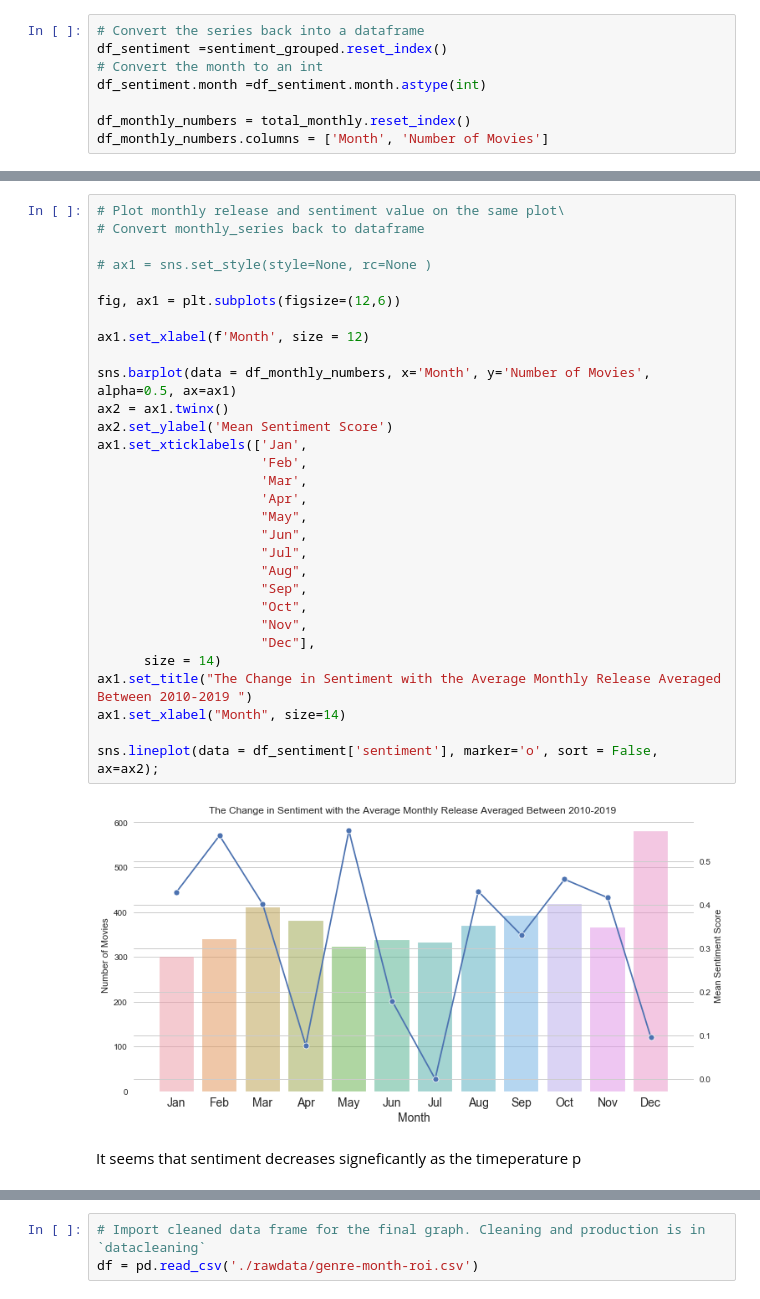
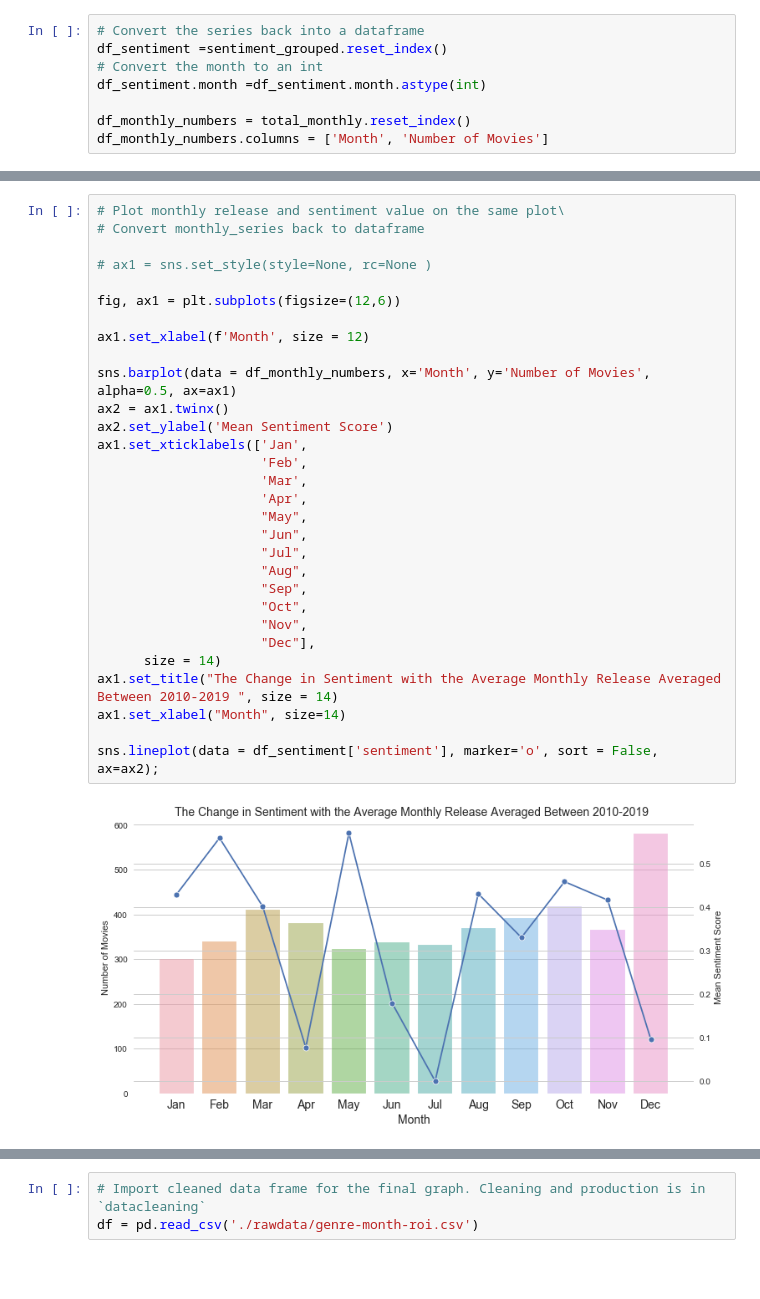
Before and after one commit to SlimHintz/movie-data-eda, a Jupyter notebook: microsoft-studios-eda.ipynb, the cells around one changed output, grey strips where cells are left out. Saved outputs shown, nothing was run; the diff lists cells and outputs as text; blank space fills up the shorter version.

Commit message:
Finalised conclusion and added sentiment analysis back in

```diff
--- a/microsoft-studios-eda.ipynb
+++ b/microsoft-studios-eda.ipynb
@@ -369,34 +357,32 @@ df_monthly_numbers
 # %%
 # Plot monthly release and sentiment value on the same plot\
 # Convert monthly_series back to dataframe
 
 # ax1 = sns.set_style(style=None, rc=None )
 
 fig, ax1 = plt.subplots(figsize=(12,6))
 
 ax1.set_xlabel(f'Month', size = 12)
 
 sns.barplot(data = df_monthly_numbers, x='Month', y='Number of Movies', alpha=0.5, ax=ax1)
 ax2 = ax1.twinx()
 ax2.set_ylabel('Mean Sentiment Score')
 ax1.set_xticklabels(['Jan',
                      'Feb',
                      'Mar',
                      'Apr',
                      "May",
                      "Jun",
                      "Jul",
                      "Aug",
                      "Sep",
                      "Oct",
                      "Nov",
                      "Dec"],
       size = 14)
-ax1.set_title("The Change in Sentiment with the Average Monthly Release Averaged Between 2010-2019 ")
+ax1.set_title("The Change in Sentiment with the Average Monthly Release Averaged Between 2010-2019 ", size = 14)
 ax1.set_xlabel("Month", size=14)
 
 sns.lineplot(data = df_sentiment['sentiment'], marker='o', sort = False, ax=ax2);
 # %% [output]
-[figure, old version]
+[figure, new version]
-# %% [markdown]
-It seems that sentiment decreases signeficantly as the timeperature p
```
Also changed, not shown: parts of 14 cells of this notebook, 6 other files.
